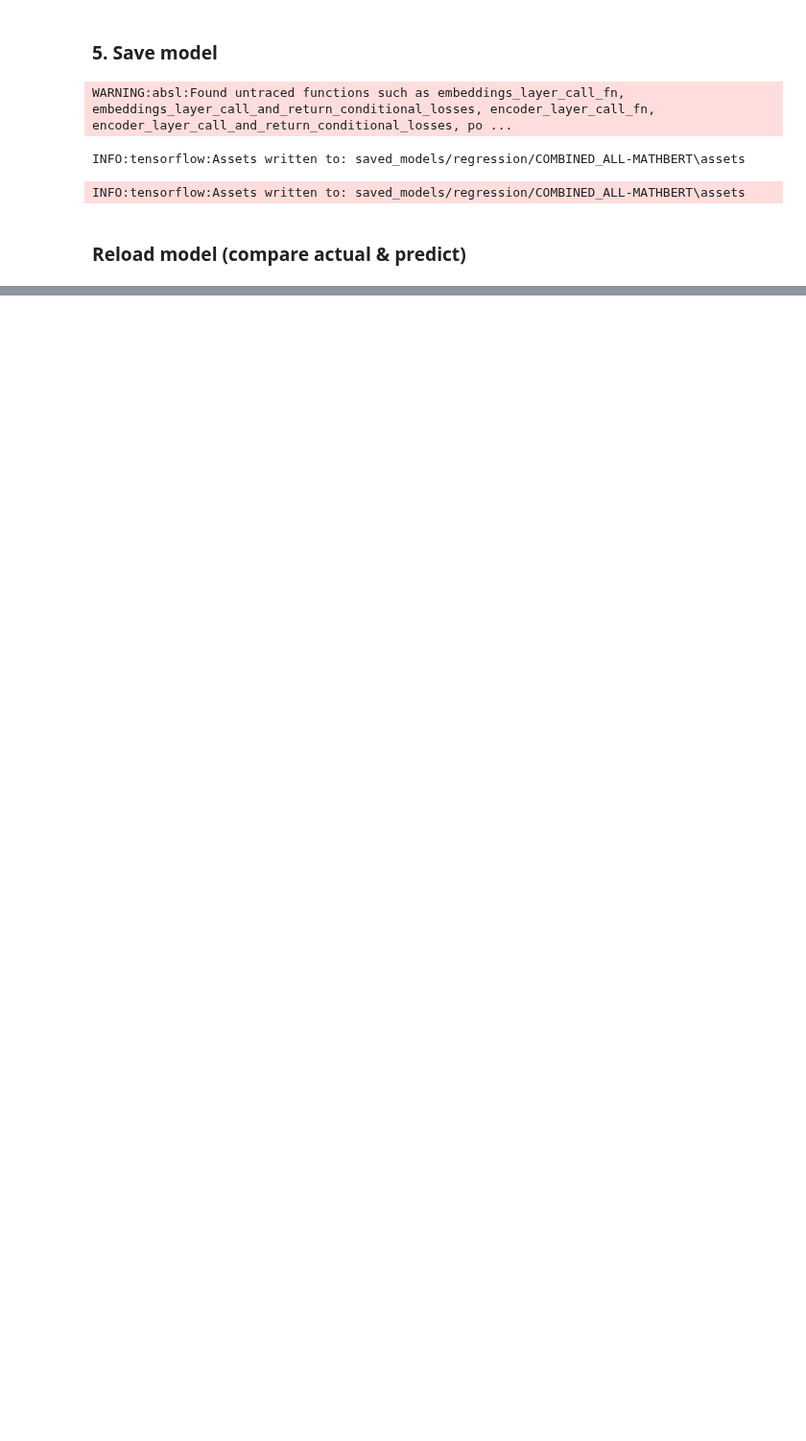
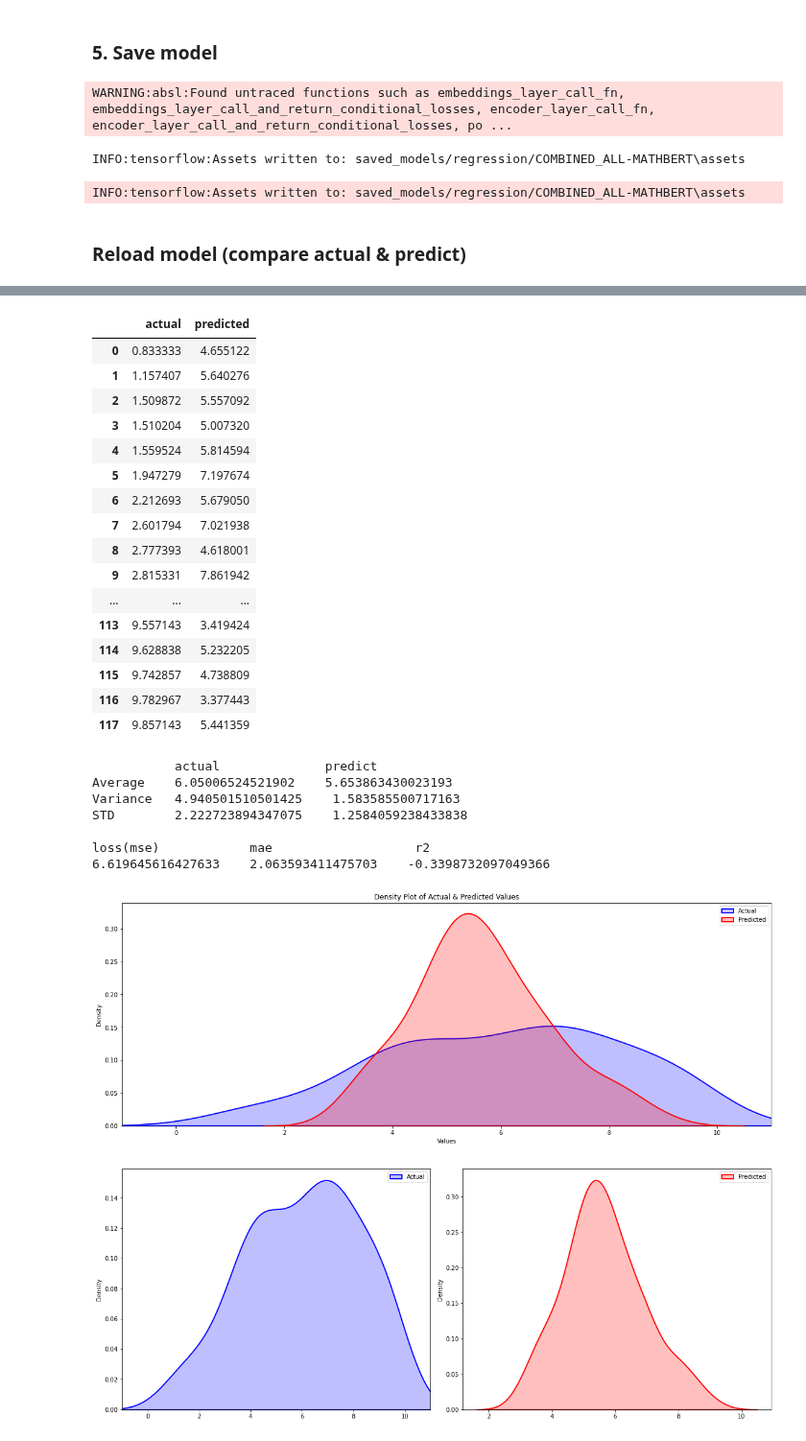
Before and after one commit to victorchendra02/Final-Academic-Project, a Jupyter notebook: models/02_MATHBERT.ipynb, the cells around one changed output, grey strips where cells are left out. Shown at 96% size. Cells and saved outputs as stored; diff of their text form; code cells hidden in the pictures; blank space fills up the shorter version.

```diff
--- a/models/02_MATHBERT.ipynb
+++ b/models/02_MATHBERT.ipynb
@@ -478,9 +517,10 @@ INFO:tensorflow:Assets written to: saved_models/regression/COMBINED_ALL-MATHBERT
 df = pd.read_csv("../data/regression/test.csv")
 df.sort_values(by=['score'], inplace=True)
 df.reset_index(inplace=True)
-examples_texts = df['post_canonical'].values
+examples_texts = list(df['post_canonical'].values)
+tokenized_examples_texts = tokenize_text(examples_texts, max_length=512, return_tensor=False)
 examples_scores = df['score'].values
 
 reloaded_model = tf.saved_model.load('saved_models/regression/COMBINED_ALL-MATHBERT')
-compare_actual_and_predict_values(reloaded_model, examples_texts, examples_scores)
+compare_actual_and_predict_values(reloaded_model, tokenized_examples_texts, examples_texts, examples_scores)
 # %% [output]
@@ -490,0 +544,26 @@ ValueError: Could not find matching concrete function to call loaded from the Sa
+|  | actual | predicted |
+| 0 | 0.833333 | 4.655122 |
+| 1 | 1.157407 | 5.640276 |
+| 2 | 1.509872 | 5.557092 |
+| 3 | 1.510204 | 5.007320 |
+| 4 | 1.559524 | 5.814594 |
+| 5 | 1.947279 | 7.197674 |
+| 6 | 2.212693 | 5.679050 |
+| 7 | 2.601794 | 7.021938 |
+| 8 | 2.777393 | 4.618001 |
+| 9 | 2.815331 | 7.861942 |
+| ... | ... | ... |
+| 113 | 9.557143 | 3.419424 |
+| 114 | 9.628838 | 5.232205 |
+| 115 | 9.742857 | 4.738809 |
+| 116 | 9.782967 | 3.377443 |
+| 117 | 9.857143 | 5.441359 |
+           actual              predict
+Average    6.05006524521902    5.653863430023193
+Variance   4.940501510501425    1.583585500717163
+STD        2.222723894347075    1.2584059238433838
+
+loss(mse)            mae                   r2
+6.619645616427633    2.063593411475703    -0.3398732097049366
+[figure, added]
+[figure, added]
```
Also changed, not shown: parts of 6 cells of this notebook.
